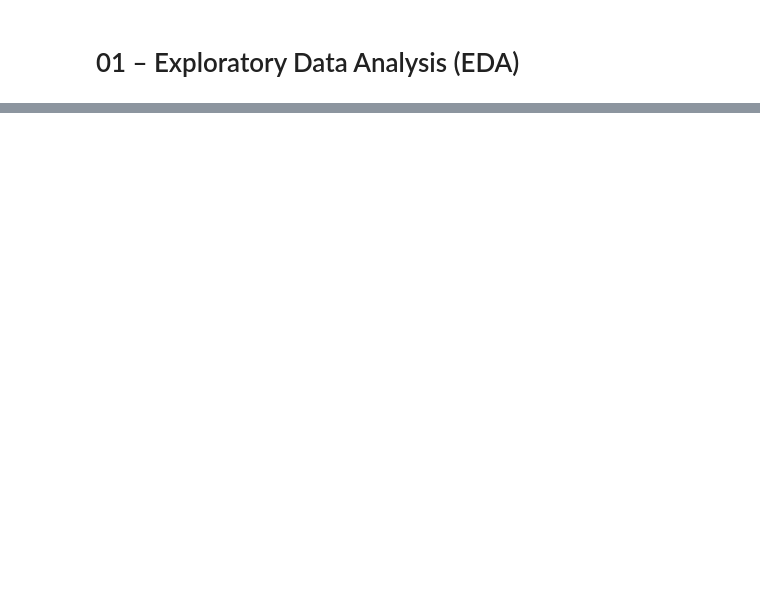
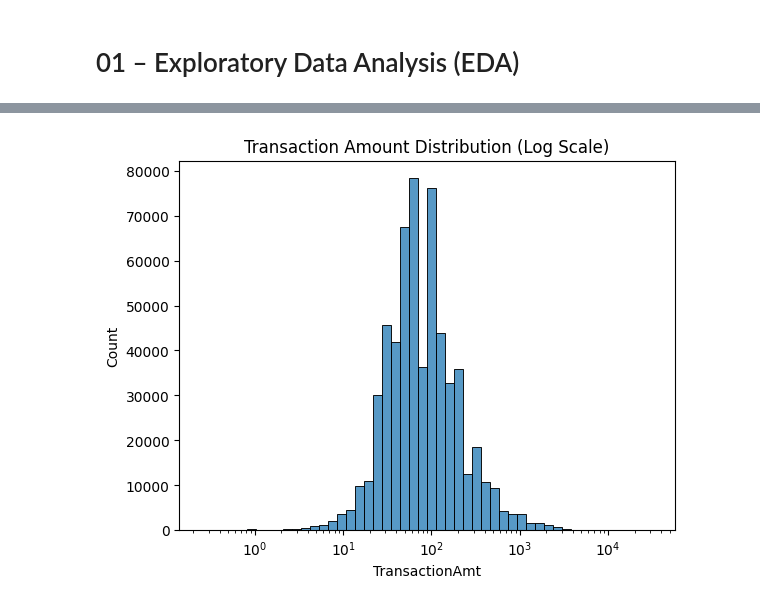
Before and after one commit to dhwanil1907/fraud-detection-platform, a Jupyter notebook: notebooks/01_eda.ipynb, the cells around one changed output, grey strips where cells are left out. Cells and saved outputs as stored; diff of their text form; code cells hidden in the pictures; blank space fills up the shorter version.

```diff
--- a/notebooks/01_eda.ipynb
+++ b/notebooks/01_eda.ipynb
@@ -66,0 +105,8 @@ Summarize key findings from the EDA:
+# %%
+df = transaction_df.merge(
+    identity_df,
+    on="TransactionID",
+    how="left"
+)
+
+print("Merged shape:", df.shape)
@@ -66,0 +183,7 @@ Summarize key findings from the EDA:
+# %%
+plt.figure()
+sns.histplot(df['TransactionAmt'], bins=50, log_scale=True)
+plt.title("Transaction Amount Distribution (Log Scale)")
+plt.show()
+# %% [output]
+[figure, added]
```
Also changed, not shown: parts of 49 cells of this notebook, 2 other files.
